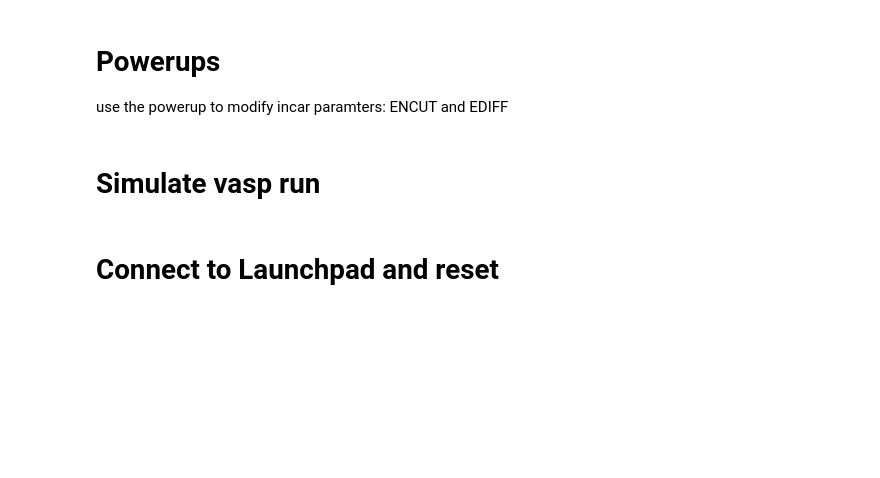
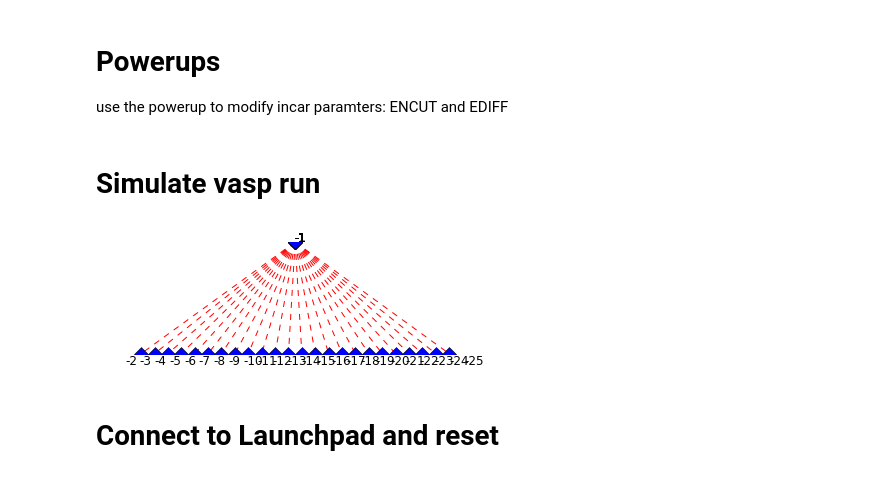
Before and after one commit to materialsproject/workshop-2016, a Jupyter notebook: matmethods/Si_elasticity.ipynb, the cells around one changed output. Drawn from its saved outputs; the diff is of its cells as text; code cells hidden in the pictures; blank space fills up the shorter version.

Commit message:
update matmethods notebooks

```diff
--- a/matmethods/Si_elasticity.ipynb
+++ b/matmethods/Si_elasticity.ipynb
@@ -110,10 +103,0 @@ for i, deformation in enumerate(deformations):
-# %%
-from matmethods.vasp.workflows.base.elastic import AnalyzeStressStrainData
-
-fws.append(Firework(AnalyzeStressStrainData(structure=struct_si, db_file=db_file),
-                    name="Analyze Elastic Data", parents=fws[1:],
-                    spec={"_allow_fizzled_parents": True}))
-
-wfname = "{}:{}".format(struct_si.composition.reduced_formula, "elastic constants")
-
-wf = Workflow(fws, name=wfname)
@@ -136,6 +122,11 @@ wf = add_common_powerups(wf, c)
 # Simulate vasp run
 # %%
 wf = simulate_elasticity_vasprun(wf, deformations, ref_dir=os.path.abspath("."))
+# %%
+%matplotlib inline
+plot_wf(wf, depth_factor=100.0, numerical_label=True, breadth_factor=12)
+# %% [output]
+[figure, added]
 # %% [markdown]
 # Connect to Launchpad and reset
 # %%
```
Also changed, not shown: parts of 9 cells of this notebook, 4 other files.
